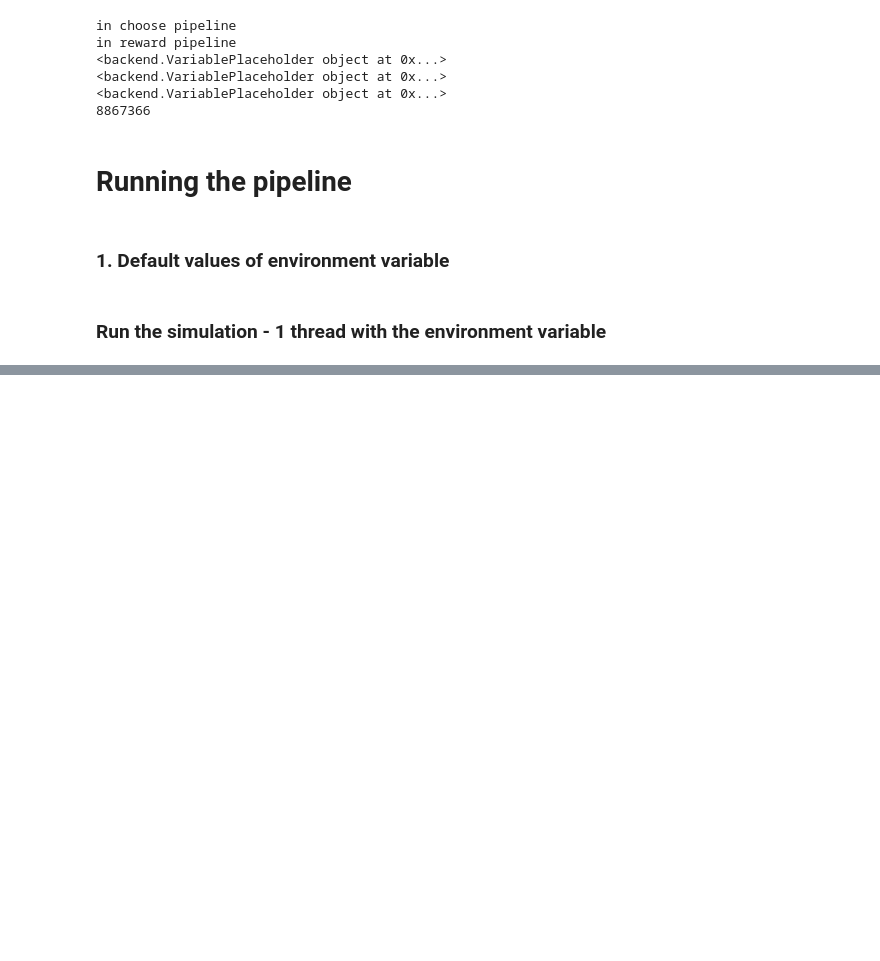
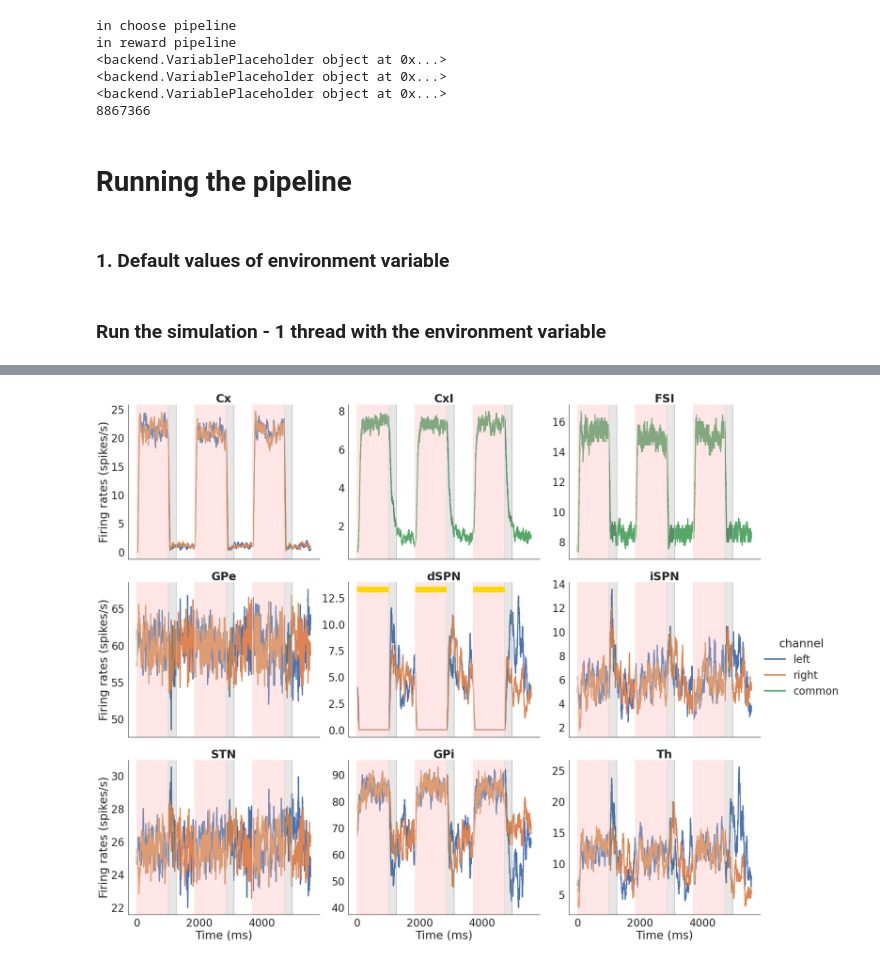
Before and after one commit to CoAxLab/CBGTPy, a Jupyter notebook: network_simulation-n-choice.ipynb, the cells around one changed output, grey strips where cells are left out. Drawn from its saved outputs; the diff is of its cells as text; code cells hidden in the pictures; blank space fills up the shorter version.

```diff
--- a/network_simulation-n-choice.ipynb
+++ b/network_simulation-n-choice.ipynb
@@ -234,6 +374,8 @@ reward_q_df
 # %%
 # Plot the firing rates extracted, figure handles are returned in fig_handles
 
-FR_fig_handles = plt_func.plot_fr(firing_rates,datatables,experiment_choice)
+FR_fig_handles = plt_func.plot_fr(firing_rates,datatables,results,experiment_choice,True)
 FR_fig_handles[0].savefig(figure_dir+"Example_FR_"+postfix+".png",dpi=400)
+# %% [output]
+[figure, added]
 # %%
```
Also changed, not shown: parts of 22 cells of this notebook, 3 other files.
